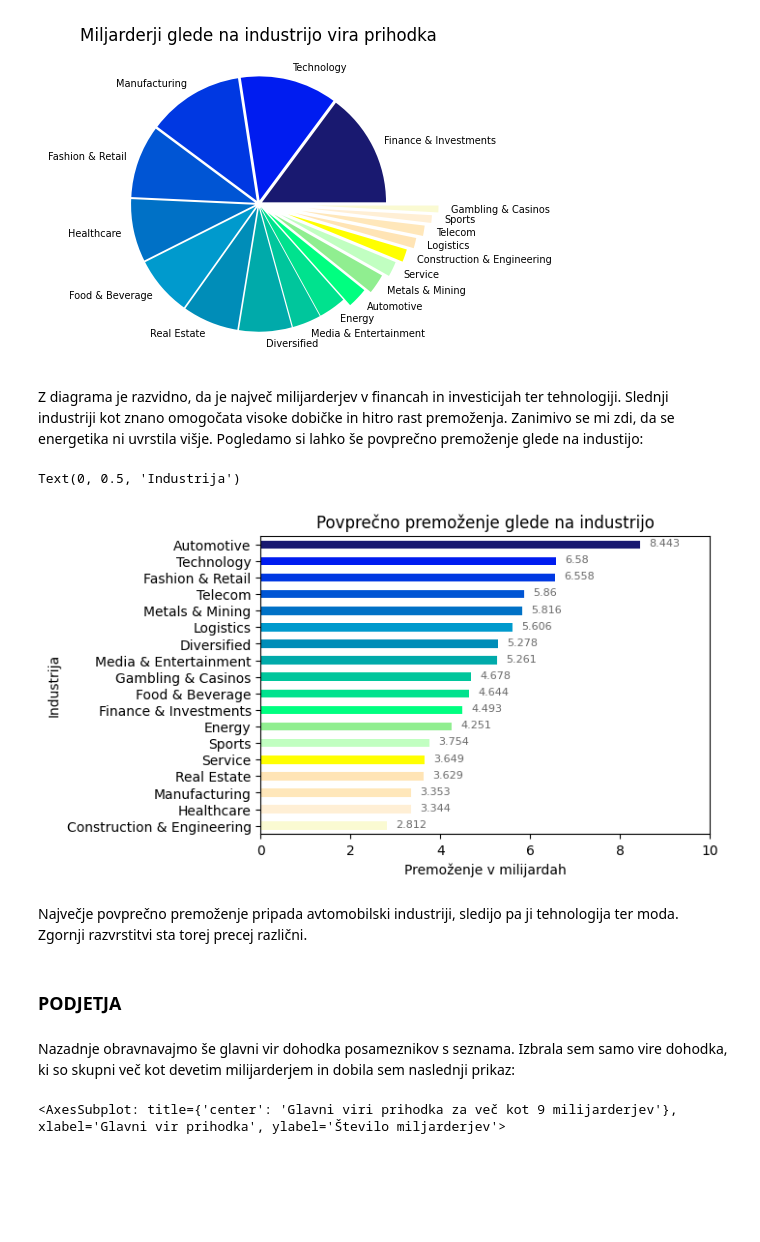
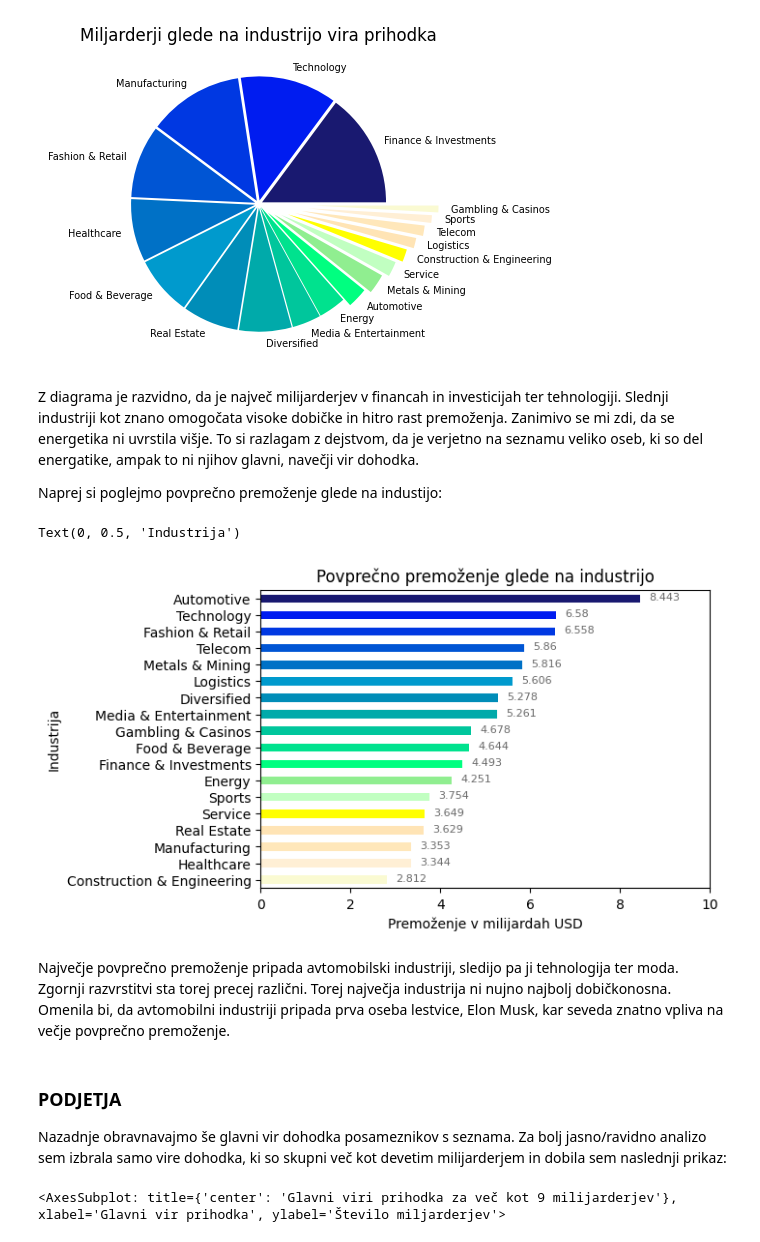
Before and after one commit to karolina-sa/Forbes-list-PROG1-projekt, a Jupyter notebook: analiza_Forbes_list.ipynb, the cells around one changed output. Drawn from its saved outputs; the diff is of its cells as text; code cells hidden in the pictures; blank space fills up the shorter version.

```diff
--- a/analiza_Forbes_list.ipynb
+++ b/analiza_Forbes_list.ipynb
@@ -308,27 +327,28 @@ forbes.groupby('industry').size().sort_values(ascending = False).plot.pie(
 <AxesSubplot: title={'center': 'Miljarderji glede na industrijo vira prihodka'}>
 [figure]
 # %% [markdown]
-Z diagrama je razvidno, da je največ milijarderjev v financah in investicijah ter tehnologiji. Slednji industriji kot znano omogočata visoke dobičke in hitro rast premoženja. Zanimivo se mi zdi, da se energetika ni uvrstila višje.
-Pogledamo si lahko še povprečno premoženje glede na industijo:
+Z diagrama je razvidno, da je največ milijarderjev v financah in investicijah ter tehnologiji. Slednji industriji kot znano omogočata visoke dobičke in hitro rast premoženja. Zanimivo se mi zdi, da se energetika ni uvrstila višje. To si razlagam z dejstvom, da je verjetno na seznamu veliko oseb, ki so del energatike, ampak to ni njihov glavni, navečji vir dohodka.
+
+Naprej si poglejmo povprečno premoženje glede na industijo:
 # %%
 plt.rcParams['figure.figsize'] = [6,4]
 forbes_ind = forbes.groupby("industry")["networth"].mean().round(3).sort_values(ascending = True).reset_index(name = "povprecje").plot.barh(x = 'industry', y = 'povprecje', color = colors[::-1], legend = False)
 for i in forbes_ind.patches:
     forbes_ind.text(i.get_width()+.2, i.get_y()+.15, \
             i.get_width(), fontsize=8, color='dimgrey')
 forbes_ind.set_title('Povprečno premoženje glede na industrijo')
 forbes_ind.set_xlim(0, 10)
-forbes_ind.set_xlabel("Premoženje v milijardah")
+forbes_ind.set_xlabel("Premoženje v milijardah USD")
 forbes_ind.set_ylabel("Industrija")
 # %% [output]
 Text(0, 0.5, 'Industrija')
-[figure, old version]
+[figure, new version]
 # %% [markdown]
-Največje povprečno premoženje pripada avtomobilski industriji, sledijo pa ji tehnologija ter moda. Zgornji razvrstitvi sta torej precej različni.
+Največje povprečno premoženje pripada avtomobilski industriji, sledijo pa ji tehnologija ter moda. Zgornji razvrstitvi sta torej precej različni. Torej največja industrija ni nujno najbolj dobičkonosna. Omenila bi, da avtomobilni industriji pripada prva oseba lestvice, Elon Musk, kar seveda znatno vpliva na večje povprečno premoženje.
-# %% [markdown]
-<h3>PODJETJA</h3>
 # %% [markdown]
-Nazadnje obravnavajmo še glavni vir dohodka posameznikov s seznama. Izbrala sem samo vire dohodka, ki so skupni več kot devetim milijarderjem in dobila sem naslednji prikaz:
+<h3>PODJETJA</h3>
+
+Nazadnje obravnavajmo še glavni vir dohodka posameznikov s seznama. Za bolj jasno/ravidno analizo sem izbrala samo vire dohodka, ki so skupni več kot devetim milijarderjem in dobila sem naslednji prikaz:
 # %%
 plt.rcParams['figure.figsize'] = [8,3]
 forbes_source = forbes.groupby('source').size().sort_values(ascending = False).reset_index(name = "num")
```
Also changed, not shown: parts of 40 cells of this notebook.
